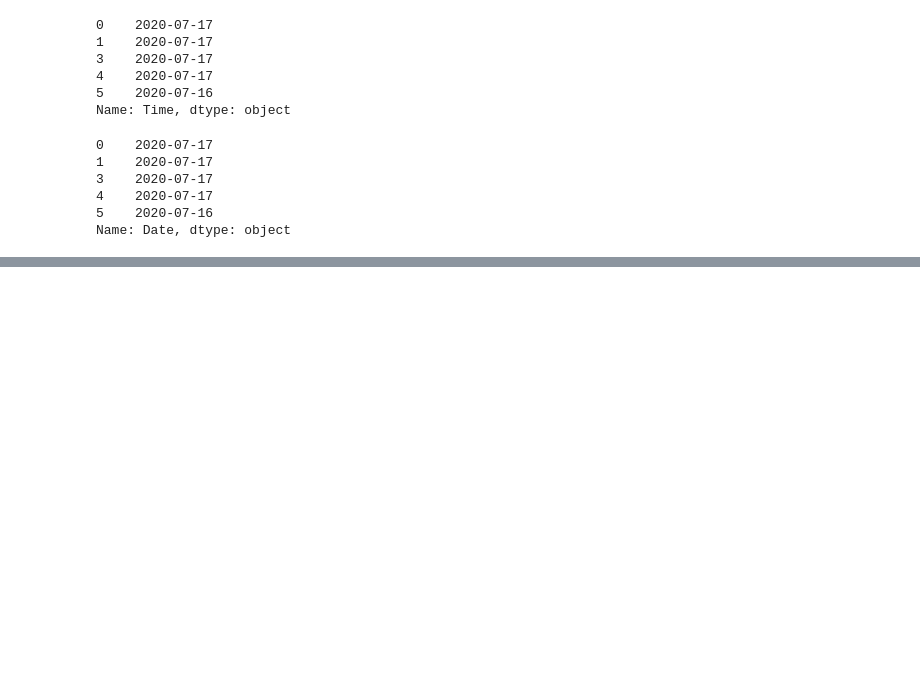
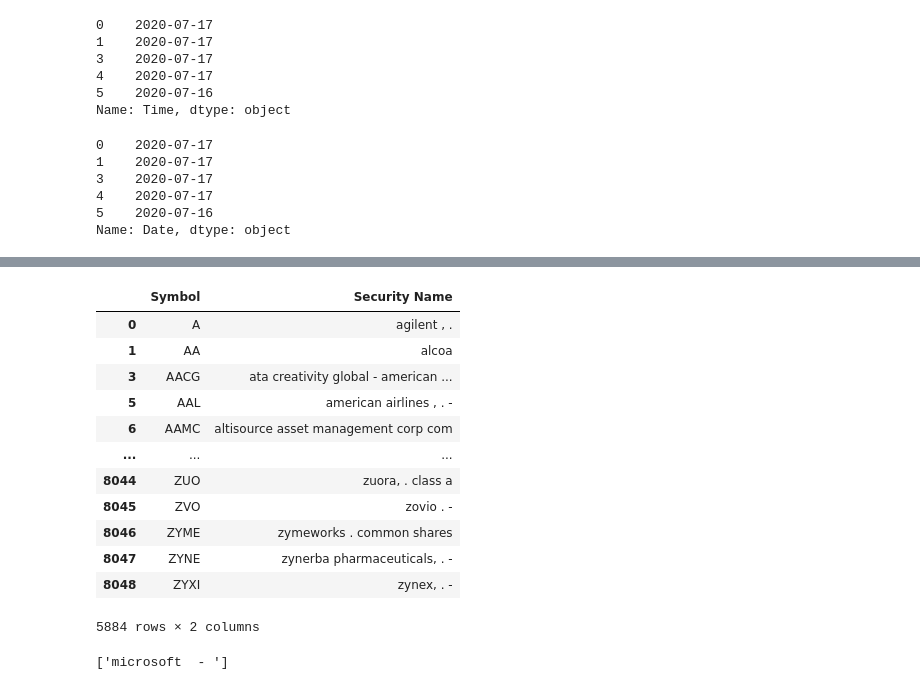
Before and after one commit to Mildsauce9/Stock-data-retrieval, a Jupyter notebook: load_news.ipynb, the cells around one changed output, grey strips where cells are left out. Saved outputs shown, nothing was run; the diff lists cells and outputs as text; code cells hidden in the pictures; blank space fills up the shorter version.

```diff
--- a/load_news.ipynb
+++ b/load_news.ipynb
@@ -284,0 +326,43 @@ df_gaurdian['Date'] = df_gaurdian['Date'].dt.strftime('%Y-%m-%d')
+# %%
+df_symbols_valid_temp = df_symbols_valid[df_symbols_valid['ETF'] == 'N'] #filter out ETFs
+# %%
+df_symbols_valid_temp = df_symbols_valid_temp[['Symbol', 'Security Name']].copy() #keep only the relevant columns
+# %%
+df_symbols_valid_temp['Security Name'] = df_symbols_valid_temp['Security Name'].str.replace('Common Stock', '') #remove common stock from the security name
+df_symbols_valid_temp['Security Name'] = df_symbols_valid_temp['Security Name'].str.replace('Depositary Shares', '') #remove common stock from the security name
+df_symbols_valid_temp['Security Name'] = df_symbols_valid_temp['Security Name'].str.replace('Units', '') #remove common stock from the security name
+df_symbols_valid_temp['Security Name'] = df_symbols_valid_temp['Security Name'].str.replace('Limited', '') #remove common stock from the security name
+df_symbols_valid_temp['Security Name'] = df_symbols_valid_temp['Security Name'].str.replace('Ordinary Shares', '') #remove common stock from the security name
+df_symbols_valid_temp['Security Name'] = df_symbols_valid_temp['Security Name'].str.replace('technologies', '') #remove common stock from the security name
+df_symbols_valid_temp['Security Name'] = df_symbols_valid_temp['Security Name'].str.replace('corporation', '') #remove common stock from the security name
+df_symbols_valid_temp['Security Name'] = df_symbols_valid_temp['Security Name'].str.replace('inc', '') #remove common stock from the security name
+df_symbols_valid_temp['Security Name'] = df_symbols_valid_temp['Security Name'].str.replace('group', '') #remove common stock from the security name
+
+df_symbols_valid_temp['Security Name'] = df_symbols_valid_temp['Security Name'].str.lower()
+# %%
+df_symbols_valid_temp
+# %% [output]
+|  | Symbol | Security Name |
+| 0 | A | agilent , . |
+| 1 | AA | alcoa |
+| 3 | AACG | ata creativity global - american ... |
+| 5 | AAL | american airlines , . - |
+| 6 | AAMC | altisource asset management corp com |
+| ... | ... | ... |
+| 8044 | ZUO | zuora, . class a |
+| 8045 | ZVO | zovio . - |
+| 8046 | ZYME | zymeworks . common shares |
+| 8047 | ZYNE | zynerba pharmaceuticals, . - |
+| 8048 | ZYXI | zynex, . - |
+5884 rows × 2 columns
+# %%
+i =0
+symbolAndSecurityName = {
+}
+for j, symbol_row in df_symbols_valid_temp.iterrows():
+    symbolAndSecurityName[f"{symbol_row['Symbol']}"] = []
+    symbolAndSecurityName[f"{symbol_row['Symbol']}"].append(symbol_row['Security Name'])
+
+symbolAndSecurityName['MSFT']
+# %% [output]
+['microsoft  - ']
```
Also changed, not shown: parts of 12 cells of this notebook.
